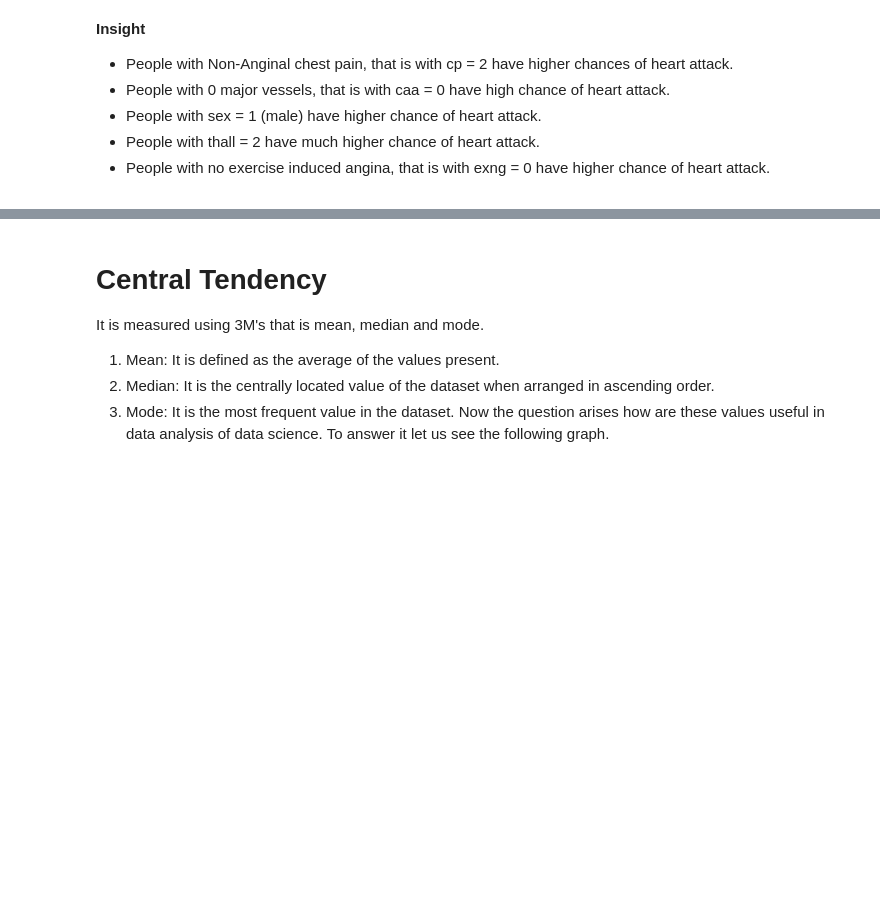
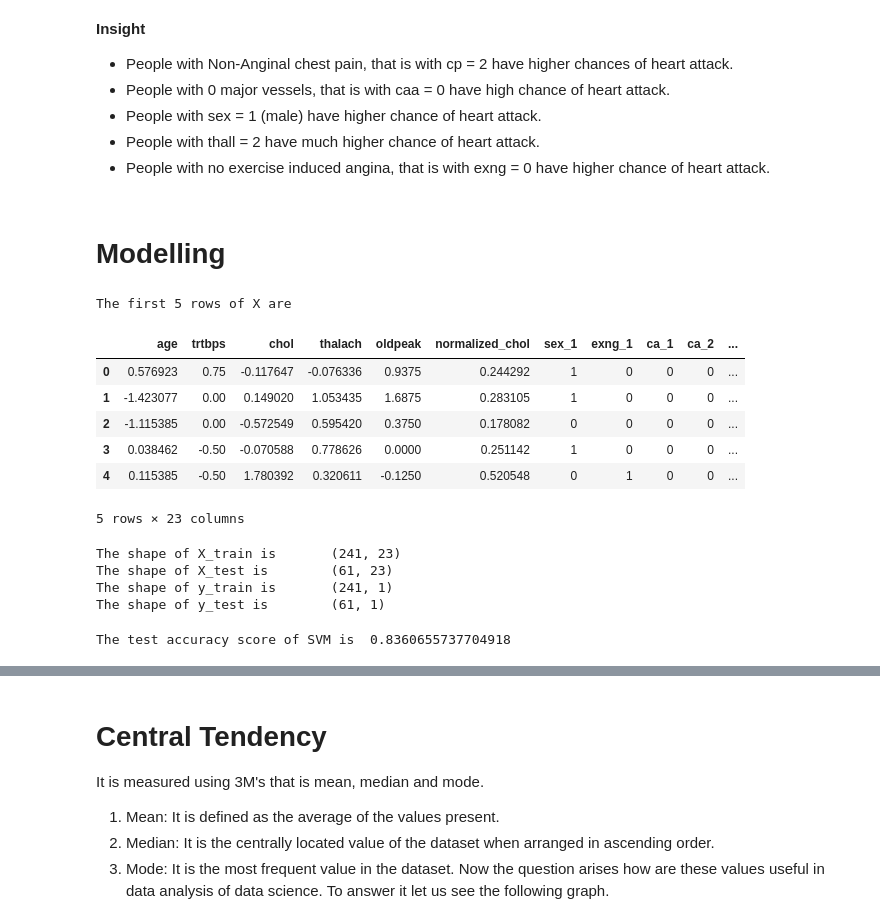
Before and after one commit to rifqinadzori/Heart-Attack-Analysis, a Jupyter notebook: Analysis.ipynb, the cells around one changed output, grey strips where cells are left out. Saved outputs shown, nothing was run; the diff lists cells and outputs as text; code cells hidden in the pictures; blank space fills up the shorter version.

Commit message:
add model

```diff
--- a/Analysis.ipynb
+++ b/Analysis.ipynb
@@ -598,3 +598,5 @@ for i in ["top","left","right"]:
 <li>People with thall = 2 have much higher chance of heart attack.</li>
 <li>People with no exercise induced angina, that is with exng = 0 have higher chance of heart attack.</li>
 <ul>
+# %% [markdown]
+# Modelling
@@ -600,0 +625,53 @@ for i in ["top","left","right"]:
+# %%
+# creating a copy of df
+df1 = df
+
+# define the columns to be encoded and scaled
+cat_cols = ['sex','exng','ca','cp','fbs','restecg','slp','thall']
+con_cols = ["age","trtbps","chol","thalach","oldpeak"]
+
+# encoding the categorical columns
+df1 = pd.get_dummies(df1, columns = cat_cols, drop_first = True)
+
+# defining the features and target
+X = df1.drop(['output'],axis=1)
+y = df1[['output']]
+
+# instantiating the scaler
+scaler = RobustScaler()
+
+# scaling the continuous featuree
+X[con_cols] = scaler.fit_transform(X[con_cols])
+print("The first 5 rows of X are")
+X.head()
+# %% [output]
+The first 5 rows of X are
+|  | age | trtbps | chol | thalach | oldpeak | normalized_chol | sex_1 | exng_1 | ca_1 | ca_2 | ... |
+| 0 | 0.576923 | 0.75 | -0.117647 | -0.076336 | 0.9375 | 0.244292 | 1 | 0 | 0 | 0 | ... |
+| 1 | -1.423077 | 0.00 | 0.149020 | 1.053435 | 1.6875 | 0.283105 | 1 | 0 | 0 | 0 | ... |
+| 2 | -1.115385 | 0.00 | -0.572549 | 0.595420 | 0.3750 | 0.178082 | 0 | 0 | 0 | 0 | ... |
+| 3 | 0.038462 | -0.50 | -0.070588 | 0.778626 | 0.0000 | 0.251142 | 1 | 0 | 0 | 0 | ... |
+| 4 | 0.115385 | -0.50 | 1.780392 | 0.320611 | -0.1250 | 0.520548 | 0 | 1 | 0 | 0 | ... |
+5 rows × 23 columns
+# %%
+X_train, X_test, y_train, y_test = train_test_split(X,y, test_size = 0.2, random_state = 42)
+print("The shape of X_train is      ", X_train.shape)
+print("The shape of X_test is       ",X_test.shape)
+print("The shape of y_train is      ",y_train.shape)
+print("The shape of y_test is       ",y_test.shape)
+# %% [output]
+The shape of X_train is       (241, 23)
+The shape of X_test is        (61, 23)
+The shape of y_train is       (241, 1)
+The shape of y_test is        (61, 1)
+# %%
+# instantiating the object and fitting
+clf = SVC(kernel='linear', C=1, random_state=42).fit(X_train,y_train)
+
+# predicting the values
+y_pred = clf.predict(X_test)
+
+# printing the test accuracy
+print("The test accuracy score of SVM is ", accuracy_score(y_test, y_pred))
+# %% [output]
+The test accuracy score of SVM is  0.8360655737704918
```
Also changed, not shown: parts of 4 cells of this notebook.
